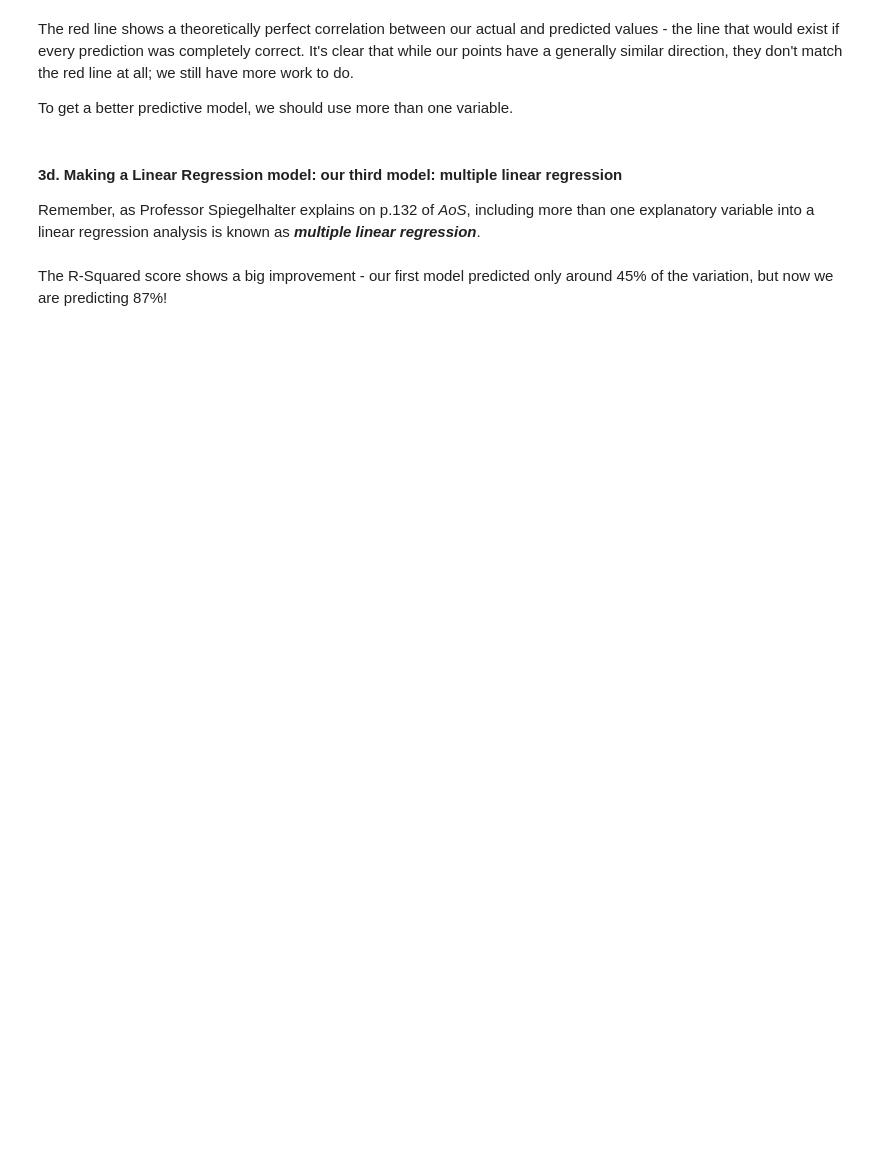
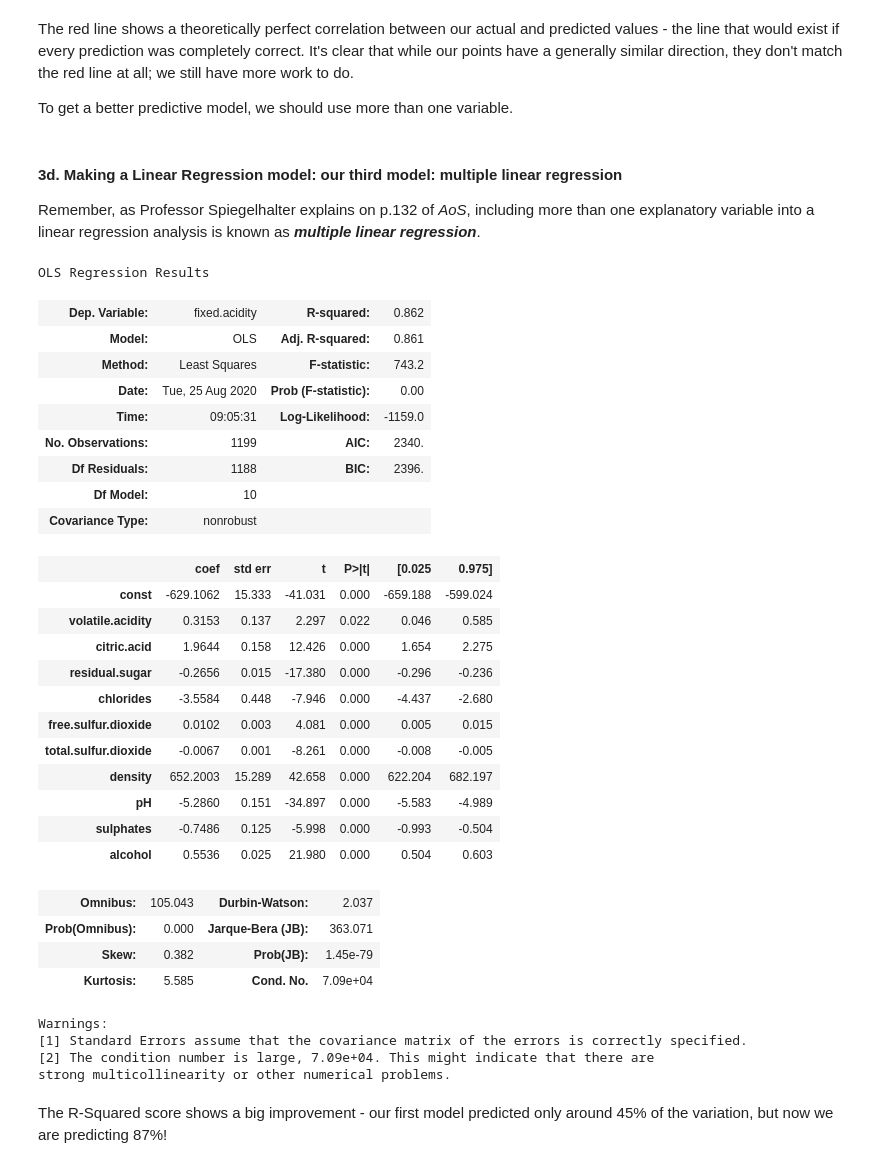
Before and after one commit to jolfr/linear-regression-cs, a Jupyter notebook: Springboard Regression Case Study, Unit 8 - the Red Wine Dataset - Tier 3 (1).ipynb, the cells around one changed output. Drawn from its saved outputs; the diff is of its cells as text; code cells hidden in the pictures; blank space fills up the shorter version.

```diff
--- a/Springboard Regression Case Study, Unit 8 - the Red Wine Dataset - Tier 3 (1).ipynb
+++ b/Springboard Regression Case Study, Unit 8 - the Red Wine Dataset - Tier 3 (1).ipynb
@@ -372,6 +418,37 @@ _ _ _
 # %%
 # Evaluate the model
-_ _ _
+lModel3.summary()
+# %% [output]
+OLS Regression Results
+| Dep. Variable: | fixed.acidity | R-squared: | 0.862 |
+| Model: | OLS | Adj. R-squared: | 0.861 |
+| Method: | Least Squares | F-statistic: | 743.2 |
+| Date: | Tue, 25 Aug 2020 | Prob (F-statistic): | 0.00 |
+| Time: | 09:05:31 | Log-Likelihood: | -1159.0 |
+| No. Observations: | 1199 | AIC: | 2340. |
+| Df Residuals: | 1188 | BIC: | 2396. |
+| Df Model: | 10 |  |  |
+| Covariance Type: | nonrobust |  |  |
+|  | coef | std err | t | P>|t| | [0.025 | 0.975] |
+| const | -629.1062 | 15.333 | -41.031 | 0.000 | -659.188 | -599.024 |
+| volatile.acidity | 0.3153 | 0.137 | 2.297 | 0.022 | 0.046 | 0.585 |
+| citric.acid | 1.9644 | 0.158 | 12.426 | 0.000 | 1.654 | 2.275 |
+| residual.sugar | -0.2656 | 0.015 | -17.380 | 0.000 | -0.296 | -0.236 |
+| chlorides | -3.5584 | 0.448 | -7.946 | 0.000 | -4.437 | -2.680 |
+| free.sulfur.dioxide | 0.0102 | 0.003 | 4.081 | 0.000 | 0.005 | 0.015 |
+| total.sulfur.dioxide | -0.0067 | 0.001 | -8.261 | 0.000 | -0.008 | -0.005 |
+| density | 652.2003 | 15.289 | 42.658 | 0.000 | 622.204 | 682.197 |
+| pH | -5.2860 | 0.151 | -34.897 | 0.000 | -5.583 | -4.989 |
+| sulphates | -0.7486 | 0.125 | -5.998 | 0.000 | -0.993 | -0.504 |
+| alcohol | 0.5536 | 0.025 | 21.980 | 0.000 | 0.504 | 0.603 |
+| Omnibus: | 105.043 | Durbin-Watson: | 2.037 |
+| Prob(Omnibus): | 0.000 | Jarque-Bera (JB): | 363.071 |
+| Skew: | 0.382 | Prob(JB): | 1.45e-79 |
+| Kurtosis: | 5.585 | Cond. No. | 7.09e+04 |
+Warnings:
+[1] Standard Errors assume that the covariance matrix of the errors is correctly specified.
+[2] The condition number is large, 7.09e+04. This might indicate that there are
+strong multicollinearity or other numerical problems.
 # %% [markdown]
 The R-Squared score shows a big improvement - our first model predicted only around 45% of the variation, but now we are predicting 87%!
 # %%
```
Also changed, not shown: parts of 22 cells of this notebook.
